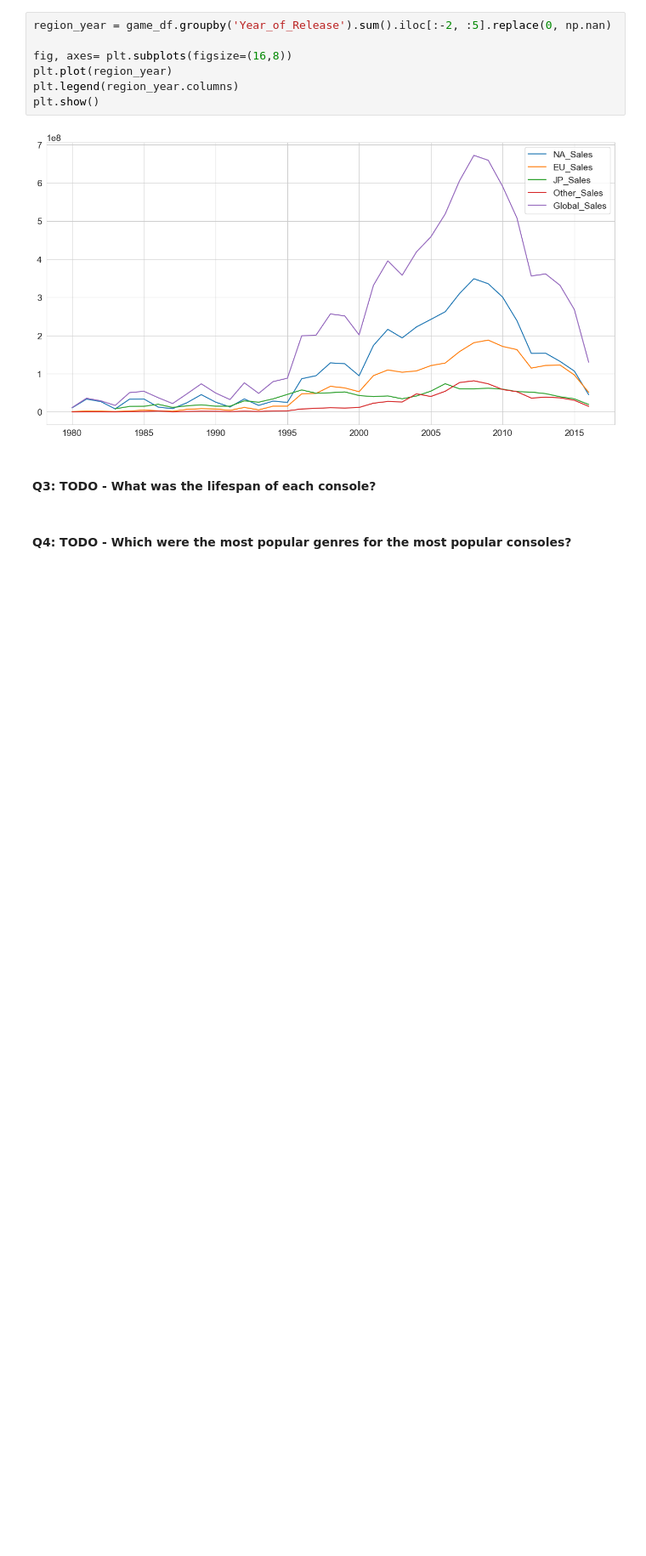
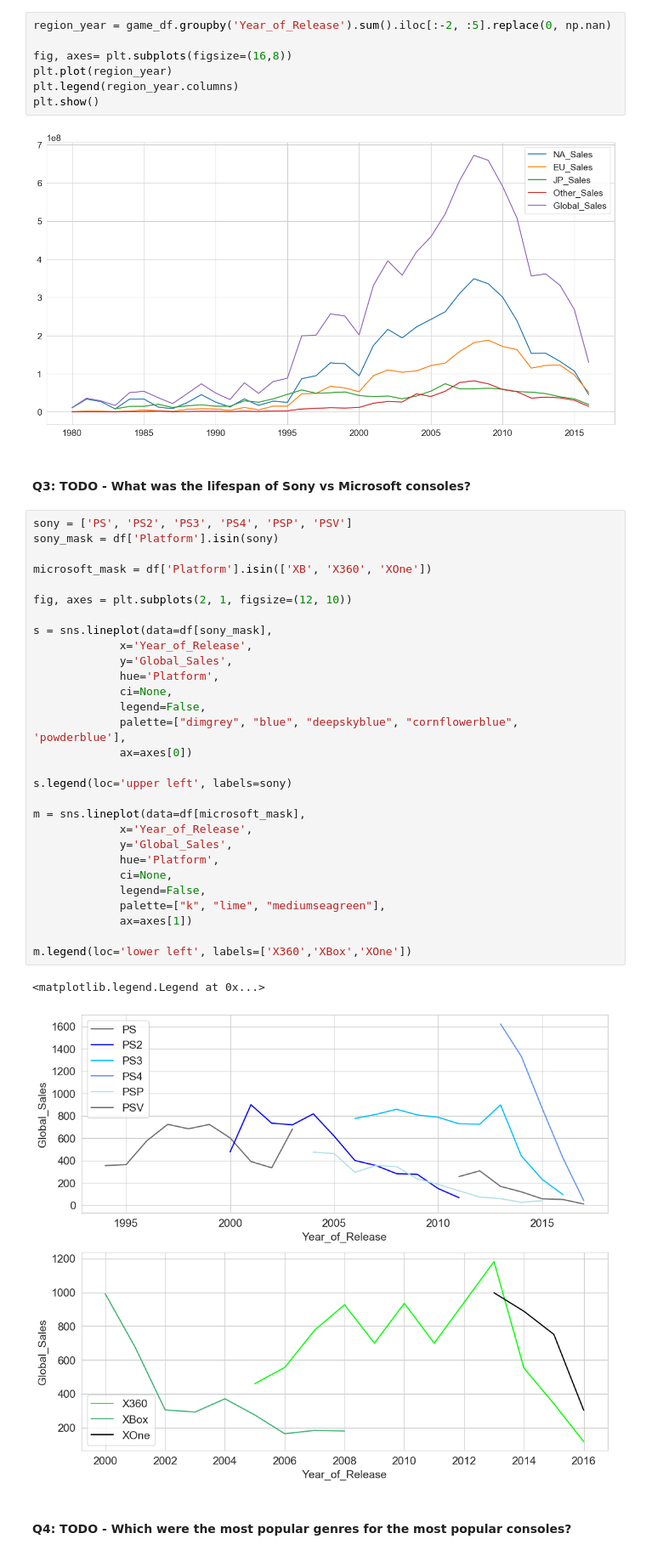
Before and after one commit to MatiasCarbone/video-game-sales-exploratory-analysis, a Jupyter notebook: video-game-sales-exploratory-analysis.ipynb, the cells around one changed output. Shown at 85% size. Saved outputs shown, nothing was run; the diff lists cells and outputs as text; blank space fills up the shorter version.

Commit message:
added sony microsoft lifespan plot

```diff
--- a/video-game-sales-exploratory-analysis.ipynb
+++ b/video-game-sales-exploratory-analysis.ipynb
@@ -381,7 +381,39 @@ plt.show()
 # %% [output]
 [figure]
 # %% [markdown]
-#### Q3: TODO - What was the lifespan of each console?
+#### Q3: TODO - What was the lifespan of Sony vs Microsoft consoles?
+# %%
+sony = ['PS', 'PS2', 'PS3', 'PS4', 'PSP', 'PSV']
+sony_mask = df['Platform'].isin(sony)
+
+microsoft_mask = df['Platform'].isin(['XB', 'X360', 'XOne'])
+
+fig, axes = plt.subplots(2, 1, figsize=(12, 10))
+
+s = sns.lineplot(data=df[sony_mask],
+             x='Year_of_Release',
+             y='Global_Sales',
+             hue='Platform',
+             ci=None,
+             legend=False,
+             palette=["dimgrey", "blue", "deepskyblue", "cornflowerblue", 'powderblue'],
+             ax=axes[0])
+
+s.legend(loc='upper left', labels=sony)
+
+m = sns.lineplot(data=df[microsoft_mask],
+             x='Year_of_Release',
+             y='Global_Sales',
+             hue='Platform',
+             ci=None,
+             legend=False,
+             palette=["k", "lime", "mediumseagreen"],
+             ax=axes[1])
+
+m.legend(loc='lower left', labels=['X360','XBox','XOne'])
+# %% [output]
+<matplotlib.legend.Legend at 0x...>
+[figure, added]
 # %% [markdown]
 #### Q4: TODO - Which were the most popular genres for the most popular consoles?
 # %% [markdown]
```
